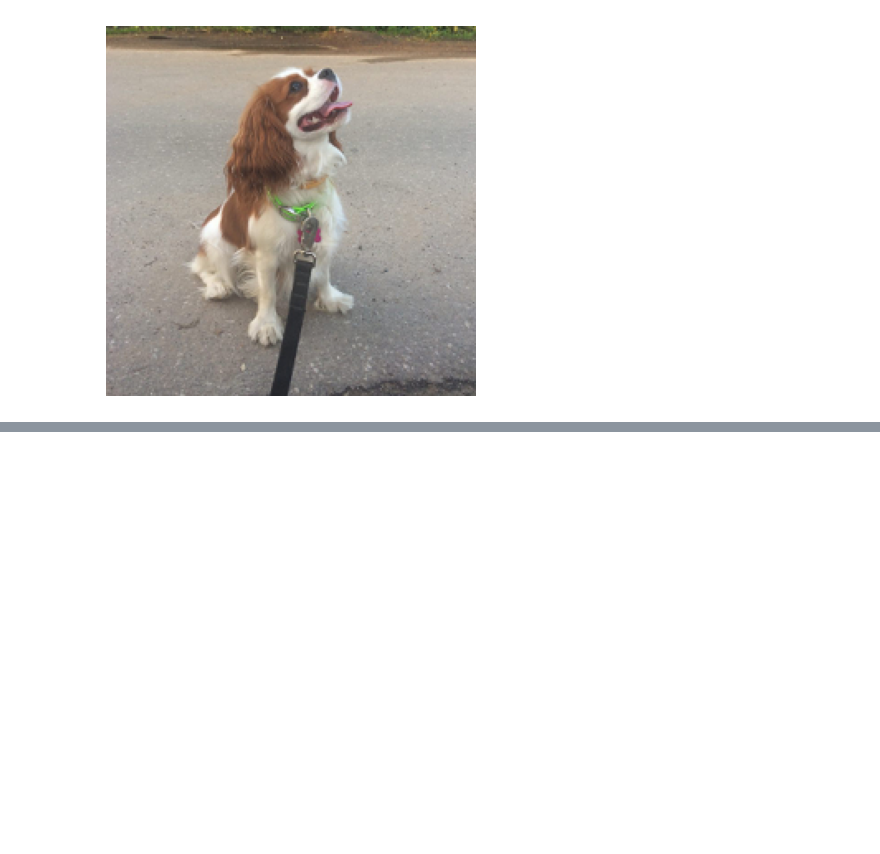
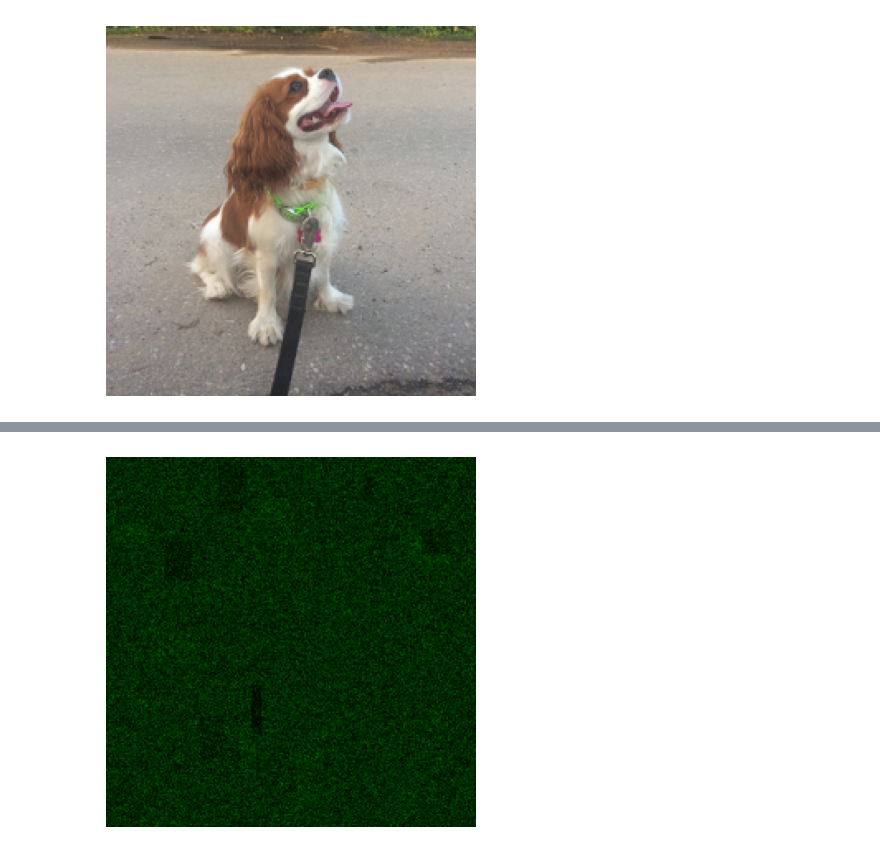
Before and after one commit to tiolgo/EA_pytorch, a Jupyter notebook: EA_pytorch.ipynb, the cells around one changed output, grey strips where cells are left out. Drawn from its saved outputs; the diff is of its cells as text; code cells hidden in the pictures; blank space fills up the shorter version.

```diff
--- a/EA_pytorch.ipynb
+++ b/EA_pytorch.ipynb
@@ -180,6 +227,12 @@ def parent_generator(multiple_copies):
     parents_index = torch.randperm(batch_size, device=device)[:number_of_parents]  # shuffle the indexes and take number_of_parents indexes
 
     return parents_index
+# %%
+def parent_generator_fixed(multiple_copies):
+    batch_size = multiple_copies.shape[0]
+    parents_index = torch.randperm(batch_size, device=device) # shuffle the indexes
+
+    return parents_index
 # %%
 def crossover_generator(multiple_copies, parents_index, pourcentage_height = 0.15):
   multiple_copies_cross = multiple_copies.clone().to(device)
@@ -253,7 +306,8 @@ def selection(multiple_copies, probabilities, elites, wanted_class, unwanted_cla
     middle_selection = multiple_copies[middle_index].to(device)
     low_selection = multiple_copies[low_index].to(device)
 
-    return elites_selection, middle_selection, low_selection, elites_index, elites_proba
+    #return elites_selection, middle_selection, low_selection, elites_index, elites_proba
+    return elites_selection, middle_selection, elites_index, elites_proba
 # %%
 def from_rgb_to_ycbcr(tensor_image):
     transform_matrix = torch.tensor([[0.299, 0.587, 0.114],
@@ -415,3 +584,91 @@ for i in range(ENUMS):
     plt.show
 
     break
+# %%
+# NOISE VERSION
+# WITH NOISE ONLY, NO IMAGES
+# ⚙️ HYPERPARAMETERS
+
+# Free GPU cache
+torch.cuda.empty_cache()
+
+ENUMS = 1000
+
+WANTED_CLASS = 0
+UNWANTED_CLASS = 1 # not used
+
+HEIGHT = 0.15 # significantly increse running time; its the height of the crossover square
+
+REACH = 0.1 # value added to each pixel -> -REACH <= x <= REACH
+REACH_NOISE = 0.05 # to add really small mutations
+
+MAX_POURCENTAGE = 1 # maximum number of pixels changed = MAX_POURCENTAGE * total number of pixel -> 0.2 = 20% changed
+MIN_POURCENTAGE = 0.0 # minimum number of pixels changed = MIN_POURCENTAGE * total number of pixel -> 0.2 = 20% changed
+MAX_POURCENTAGE_NOISE = 1
+
+ELITES = 10
+
+TARGETED = True
+TARGETED_CHANNEL = 1
+
+THRESHOLD = 0.98 # sucess if the image is considered (THRESHOLD*10)% of the wanted class -> 0.6 = 60% of the wanted class
+
+# 🧑‍🎨 LOAD AND PROCESS THE BASE IMAGE
+
+tensor_image = torch.zeros(3, 224, 224)
+multiple_copies = multiple_copies_generator(tensor_image, 40)
+
+pixel_to_change = pixel_to_change_generator(tensor_image, lower_pourcentage=MIN_POURCENTAGE, upper_pourcentage=MAX_POURCENTAGE)
+
+multiple_copies = which_pixel_generator_noise(multiple_copies, pixel_to_change, reach=REACH, targeted=TARGETED, targeted_channel=TARGETED_CHANNEL)
+
+# 🤖 MODEL AND SELECTION
+probabilities = through_model(multiple_copies)
+elites_selection, middle_selection, elites_index, elites_proba = selection(multiple_copies, probabilities, ELITES, WANTED_CLASS, UNWANTED_CLASS, wanted=True)
+
+predicted_classes = torch.argmax(probabilities, dim=-1) # return the classes that the model predicted for each image
+print(predicted_classes) # Just for the visual
+
+for i in range(ENUMS):
+  print(i)
+
+  # 👨‍💻 COMPUTE EACH SPLIT (20-20) => 40
+
+  top_selection = torch.cat((elites_selection, middle_selection)).clone() # no need for clone here i might remove it after checking
+
+  # 20 -> add noise
+  pixel_to_change = pixel_to_change_generator(tensor_image, lower_pourcentage=MIN_POURCENTAGE, upper_pourcentage=MAX_POURCENTAGE_NOISE)
+  noise_selection = which_pixel_generator_noise(top_selection, pixel_to_change, reach=REACH_NOISE, targeted=TARGETED, targeted_channel=TARGETED_CHANNEL) # must be really small -> it adds up with the iterations
+
+  # 20 -> crossover
+  parents_index = parent_generator_fixed(top_selection)
+  crossed_copies = crossover_generator(top_selection, parents_index, pourcentage_height=HEIGHT)
+
+  # 20 + 20 = 40 index
+  multiple_copies = torch.cat((crossed_copies, noise_selection)) # concatenate the splits together
+
+  # ❗️Now we have the final image set for this iteration to pass through the model!
+
+  # 🤖 MODEL AND SELECTION
+  probabilities = through_model(multiple_copies)
+
+  probabilities_wanted = probabilities[:, WANTED_CLASS]
+  print(probabilities_wanted)
+  print(probabilities_wanted.sum().item())
+
+  elites_selection, middle_selection, elites_index, elites_proba = selection(multiple_copies, probabilities, ELITES, WANTED_CLASS, UNWANTED_CLASS, wanted=True)
+
+  # 👍 RESULTS FOUND?/ HOW GOOD ARE THEY?
+  success, success_index = checker(elites_index, elites_proba, THRESHOLD)
+  if success:
+    print("Adversarial image found!")
+    adv_image = multiple_copies[success_index]
+
+    # 🥸 DISPLAY BEST IMAGE
+    image_restored = transformPIL(adv_image)
+    plt.imshow(image_restored)
+    plt.axis("off")
+    plt.show
+
+    break
+# %% [output]
@@ -417,0 +692 @@ for i in range(ENUMS):
+[figure, added]
```
Also changed, not shown: parts of 11 cells of this notebook.
